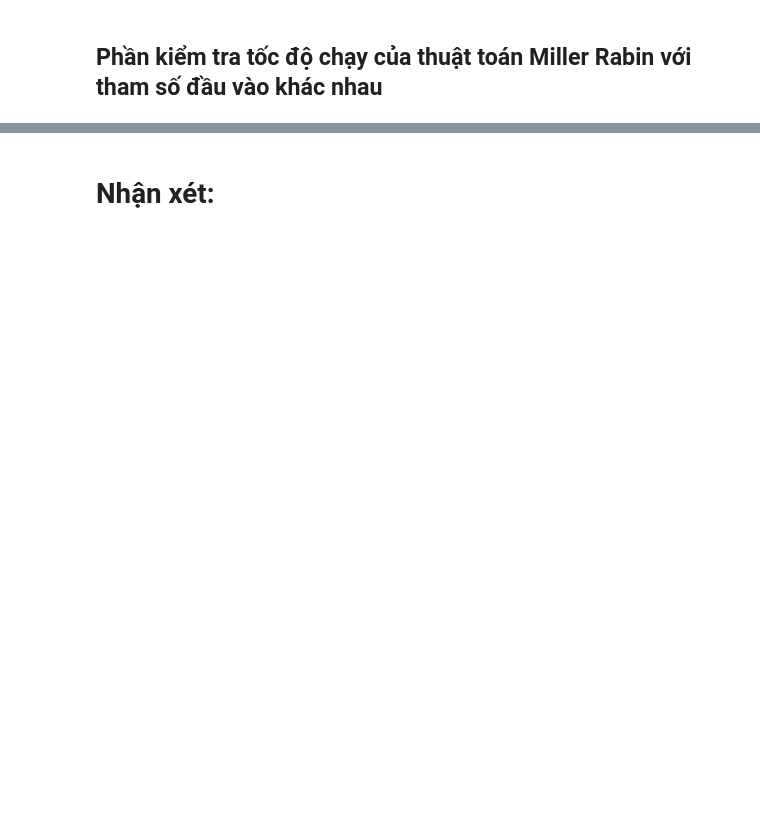
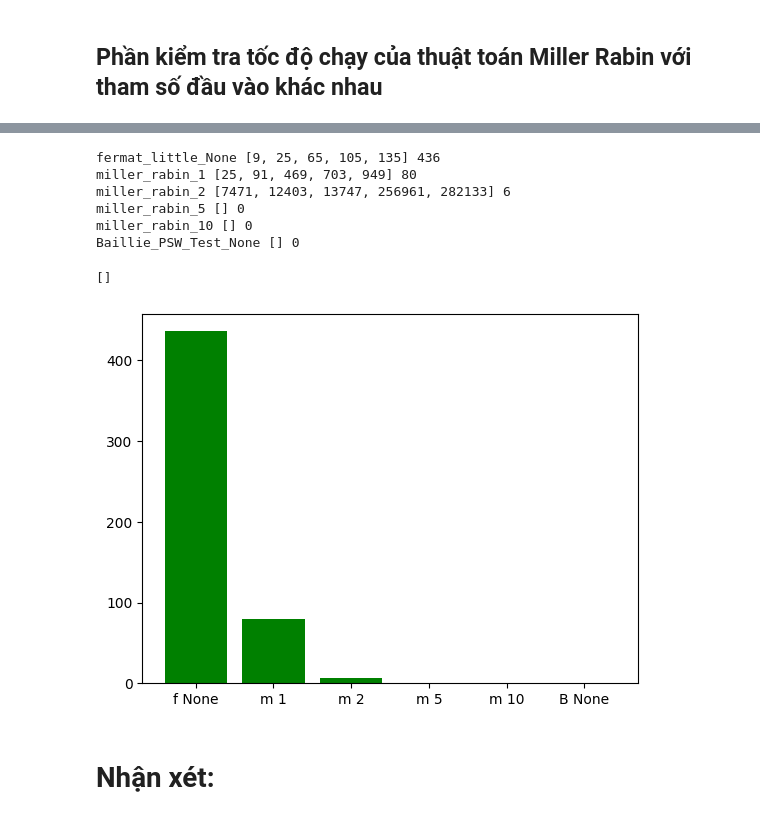
Before and after one commit to nbtin/algo_complexity, a Jupyter notebook: 20120081.ipynb, the cells around one changed output, grey strips where cells are left out. Saved outputs shown, nothing was run; the diff lists cells and outputs as text; code cells hidden in the pictures; blank space fills up the shorter version.

```diff
--- a/20120081.ipynb
+++ b/20120081.ipynb
@@ -295,2 +245,48 @@ NameError: name 'generate_random_large_number' is not defined
+# %%
+list_of_algo = [fermat_little, miller_rabin,  miller_rabin,  miller_rabin,  miller_rabin, Baillie_PSW_Test]
+k_list =        [None, 1, 2, 5, 10, None]
+wrong_freqency = {}
+
+from tqdm import tqdm
+
+for number in tqdm(range(1, 10**6 + 1)):
+    for func, k_number in zip(list_of_algo, k_list):
+        if k_number:
+            run_time, results = measure_time(func, number, k_number)
+        else:
+            run_time, results = measure_time(func, number)
+
+        results, comparisons = results
+
+        func_name = func.__name__ + '_' + str(k_number)
+
+        if results != isprime(number):
+            try:
+                wrong_freqency[func_name].append(number)
+            except:
+                wrong_freqency[func_name] = [number]
+# %%
+drawing = {}
+# Cho ra những số mà thuật toán chạy sai
+# Nếu có quá nhiều thì chỉ in ra 5 số đầu tiên, kế tiếp chính là số lượng số bị sai
+
+for func, k_number in zip(list_of_algo, k_list):
+    func_name = func.__name__ + '_' + str(k_number)
+    ans = wrong_freqency.get(func_name, [])
+    print(func_name, ans[:5], len(ans))
+    drawing[func.__name__[0] + ' ' + str(k_number)] = len(ans)
+
+# plot ra cái histogram
+plt.bar(list(drawing.keys()), drawing.values(), color ='g')
+plt.plot()
+# %% [output]
+fermat_little_None [9, 25, 65, 105, 135] 436
+miller_rabin_1 [25, 91, 469, 703, 949] 80
+miller_rabin_2 [7471, 12403, 13747, 256961, 282133] 6
+miller_rabin_5 [] 0
+miller_rabin_10 [] 0
+Baillie_PSW_Test_None [] 0
+[]
+[figure, added]
 # %% [markdown]
 # Nhận xét:
```
Also changed, not shown: parts of 5 cells of this notebook.
